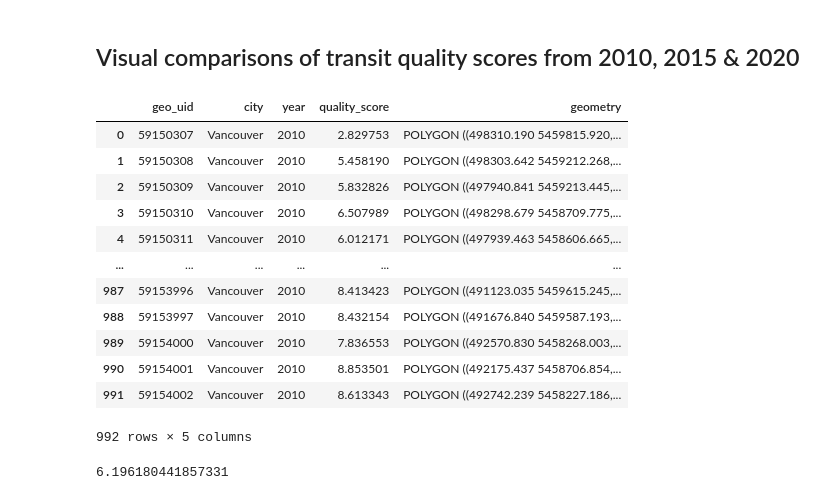
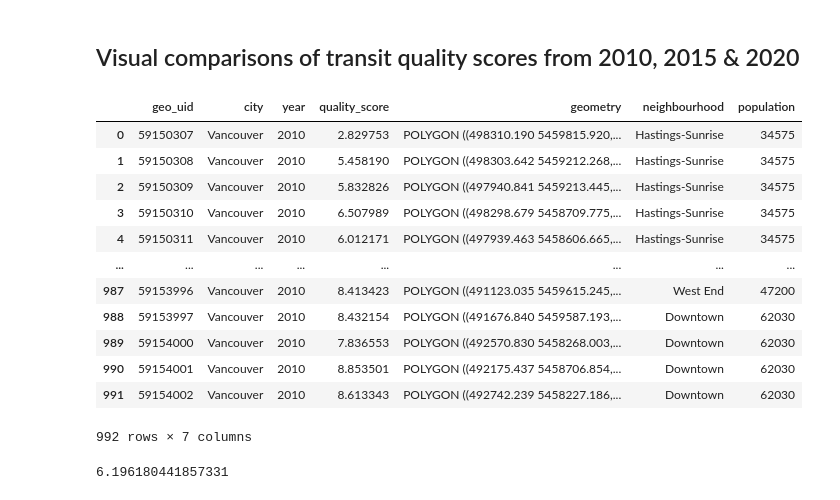
Before and after one commit to rebywong/cmpt353-project, a Jupyter notebook: vancouver_transit.ipynb, the cells around one changed output. Cells and saved outputs as stored; diff of their text form; code cells hidden in the pictures.

Commit message:
Added neighbourhood/population to 2010/2015/2020 transit quality dataframes

```diff
--- a/vancouver_transit.ipynb
+++ b/vancouver_transit.ipynb
@@ -1251,22 +1251,26 @@ plt.plot(neighbourhood_ranking['population'], neighbourhood_ranking['best_fit'],
 # %%
 # Data range: 2010, 2015, 2020
 # Extract relevant years into separate dataframes
 transit_2010 = transit[transit['year'] == 2010]
+
+# Merge with previous data on neighbourhood + population counts
+transit_2010 = transit_2010.merge(geometry_sort[['geo_uid', 'neighbourhood', 'population']], on='geo_uid')
+
 transit_2010
 # %% [output]
-|  | geo_uid | city | year | quality_score | geometry |
-| 0 | 59150307 | Vancouver | 2010 | 2.829753 | POLYGON ((498310.190 5459815.920,... |
-| 1 | 59150308 | Vancouver | 2010 | 5.458190 | POLYGON ((498303.642 5459212.268,... |
-| 2 | 59150309 | Vancouver | 2010 | 5.832826 | POLYGON ((497940.841 5459213.445,... |
-| 3 | 59150310 | Vancouver | 2010 | 6.507989 | POLYGON ((498298.679 5458709.775,... |
-| 4 | 59150311 | Vancouver | 2010 | 6.012171 | POLYGON ((497939.463 5458606.665,... |
-| ... | ... | ... | ... | ... | ... |
-| 987 | 59153996 | Vancouver | 2010 | 8.413423 | POLYGON ((491123.035 5459615.245,... |
-| 988 | 59153997 | Vancouver | 2010 | 8.432154 | POLYGON ((491676.840 5459587.193,... |
-| 989 | 59154000 | Vancouver | 2010 | 7.836553 | POLYGON ((492570.830 5458268.003,... |
-| 990 | 59154001 | Vancouver | 2010 | 8.853501 | POLYGON ((492175.437 5458706.854,... |
-| 991 | 59154002 | Vancouver | 2010 | 8.613343 | POLYGON ((492742.239 5458227.186,... |
+|  | geo_uid | city | year | quality_score | geometry | neighbourhood | population |
+| 0 | 59150307 | Vancouver | 2010 | 2.829753 | POLYGON ((498310.190 5459815.920,... | Hastings-Sunrise | 34575 |
+| 1 | 59150308 | Vancouver | 2010 | 5.458190 | POLYGON ((498303.642 5459212.268,... | Hastings-Sunrise | 34575 |
+| 2 | 59150309 | Vancouver | 2010 | 5.832826 | POLYGON ((497940.841 5459213.445,... | Hastings-Sunrise | 34575 |
+| 3 | 59150310 | Vancouver | 2010 | 6.507989 | POLYGON ((498298.679 5458709.775,... | Hastings-Sunrise | 34575 |
+| 4 | 59150311 | Vancouver | 2010 | 6.012171 | POLYGON ((497939.463 5458606.665,... | Hastings-Sunrise | 34575 |
+| ... | ... | ... | ... | ... | ... | ... | ... |
+| 987 | 59153996 | Vancouver | 2010 | 8.413423 | POLYGON ((491123.035 5459615.245,... | West End | 47200 |
+| 988 | 59153997 | Vancouver | 2010 | 8.432154 | POLYGON ((491676.840 5459587.193,... | Downtown | 62030 |
+| 989 | 59154000 | Vancouver | 2010 | 7.836553 | POLYGON ((492570.830 5458268.003,... | Downtown | 62030 |
+| 990 | 59154001 | Vancouver | 2010 | 8.853501 | POLYGON ((492175.437 5458706.854,... | Downtown | 62030 |
+| 991 | 59154002 | Vancouver | 2010 | 8.613343 | POLYGON ((492742.239 5458227.186,... | Downtown | 62030 |
-992 rows × 5 columns
+992 rows × 7 columns
 # %%
 transit_2010['quality_score'].mean()
 # %% [output]
```
Also changed, not shown: parts of 4 cells of this notebook.
